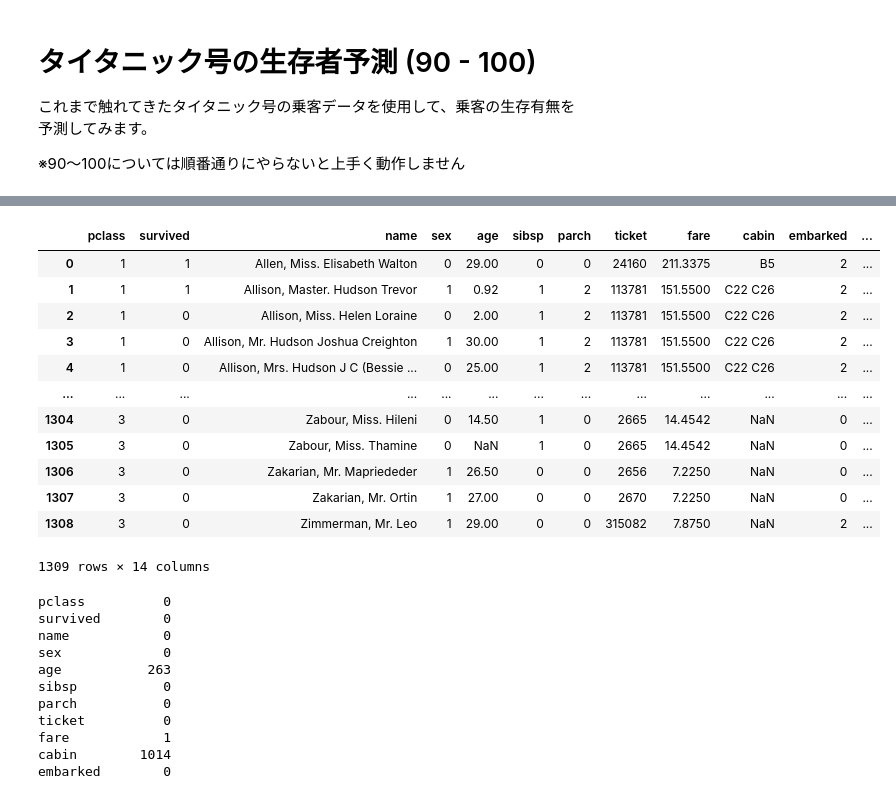
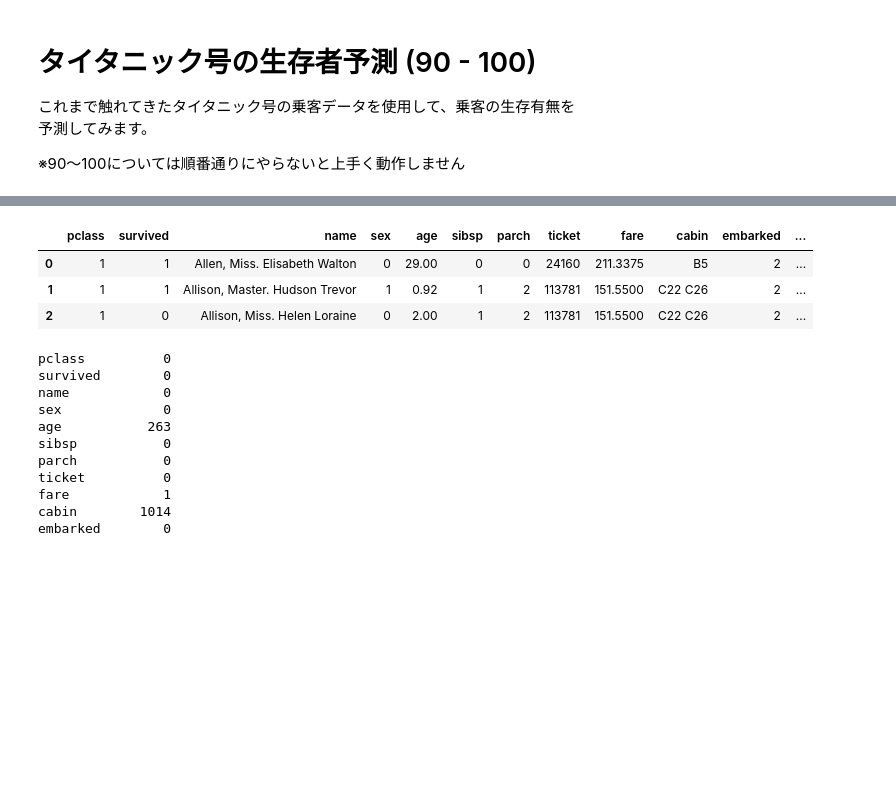
Before and after one commit to T-Sawao/Problem_100, a Jupyter notebook: pandas_100/notebook/01_Pandas_100_Knocks_for_Begginer_v1.0.4.ipynb, the cells around one changed output, grey strips where cells are left out. Drawn from its saved outputs; the diff is of its cells as text; code cells hidden in the pictures; blank space fills up the shorter version.

```diff
--- a/pandas_100/notebook/01_Pandas_100_Knocks_for_Begginer_v1.0.4.ipynb
+++ b/pandas_100/notebook/01_Pandas_100_Knocks_for_Begginer_v1.0.4.ipynb
@@ -1687,24 +1680,16 @@ df_copy
 # %%
 from sklearn.preprocessing import LabelEncoder
 
 le = LabelEncoder()
 df_copy["sex"] = le.fit_transform(df_copy["sex"])
-df_copy["embarked"] = le.fit_transform(df_copy["embarked"])
-df_copy
+df_copy["embarked"] = le.fit_transform(df_copy["embarked"].astype(str))
+
+df_copy.head(3)
 # %% [output]
 |  | pclass | survived | name | sex | age | sibsp | parch | ticket | fare | cabin | embarked | ... |
 | 0 | 1 | 1 | Allen, Miss. Elisabeth Walton | 0 | 29.00 | 0 | 0 | 24160 | 211.3375 | B5 | 2 | ... |
 | 1 | 1 | 1 | Allison, Master. Hudson Trevor | 1 | 0.92 | 1 | 2 | 113781 | 151.5500 | C22 C26 | 2 | ... |
 | 2 | 1 | 0 | Allison, Miss. Helen Loraine | 0 | 2.00 | 1 | 2 | 113781 | 151.5500 | C22 C26 | 2 | ... |
-| 3 | 1 | 0 | Allison, Mr. Hudson Joshua Creighton | 1 | 30.00 | 1 | 2 | 113781 | 151.5500 | C22 C26 | 2 | ... |
-| 4 | 1 | 0 | Allison, Mrs. Hudson J C (Bessie ... | 0 | 25.00 | 1 | 2 | 113781 | 151.5500 | C22 C26 | 2 | ... |
-| ... | ... | ... | ... | ... | ... | ... | ... | ... | ... | ... | ... | ... |
-| 1304 | 3 | 0 | Zabour, Miss. Hileni | 0 | 14.50 | 1 | 0 | 2665 | 14.4542 | NaN | 0 | ... |
-| 1305 | 3 | 0 | Zabour, Miss. Thamine | 0 | NaN | 1 | 0 | 2665 | 14.4542 | NaN | 0 | ... |
-| 1306 | 3 | 0 | Zakarian, Mr. Mapriededer | 1 | 26.50 | 0 | 0 | 2656 | 7.2250 | NaN | 0 | ... |
-| 1307 | 3 | 0 | Zakarian, Mr. Ortin | 1 | 27.00 | 0 | 0 | 2670 | 7.2250 | NaN | 0 | ... |
-| 1308 | 3 | 0 | Zimmerman, Mr. Leo | 1 | 29.00 | 0 | 0 | 315082 | 7.8750 | NaN | 2 | ... |
-1309 rows × 14 columns
 # %%
 # 【91】欠損値確認
 # df_copyの欠損値を確認
```
Also changed, not shown: parts of 31 cells of this notebook, 1 other file.
